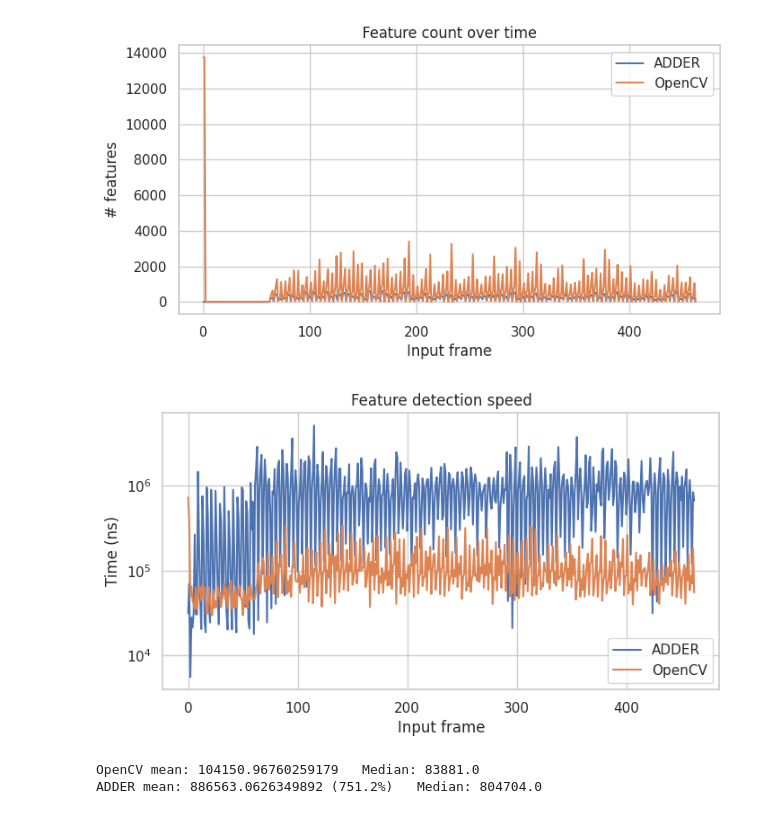
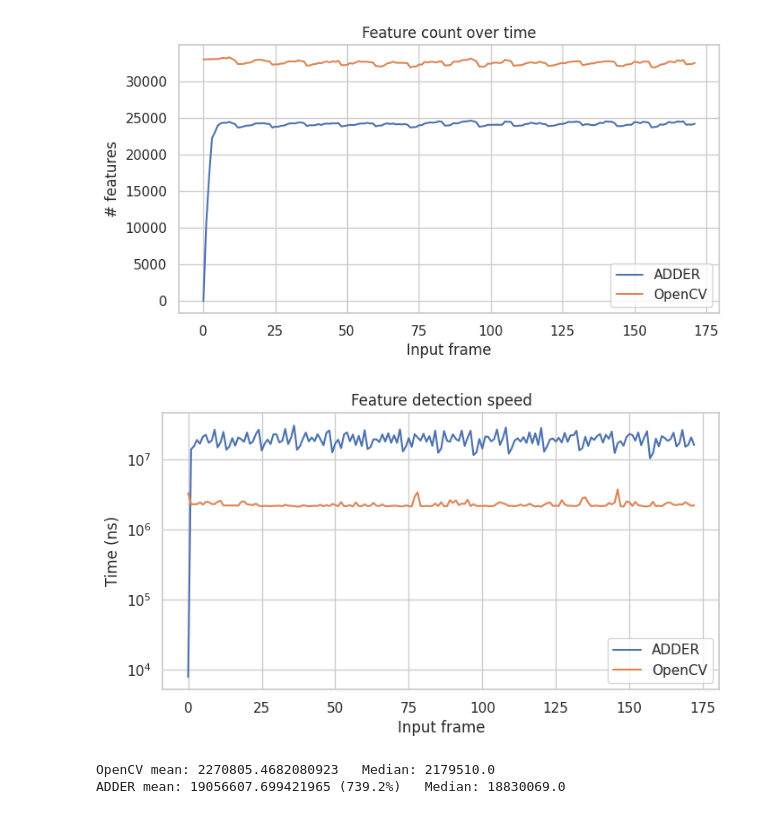
Before and after one commit to ac-freeman/adder-codec-rs, a Jupyter notebook: adder-codec-rs/evaluation/feature_detection/log_analyzer.ipynb, the cells around one changed output. Saved outputs shown, nothing was run; the diff lists cells and outputs as text; code cells hidden in the pictures.

```diff
--- a/adder-codec-rs/evaluation/feature_detection/log_analyzer.ipynb
+++ b/adder-codec-rs/evaluation/feature_detection/log_analyzer.ipynb
@@ -26,12 +35,16 @@ def process_entry(entry, input_sets):
 import pickle
 
 objects = []
-with (open("/home/andrew/Code/adder-codec-rs/features_12_10_2023_17_46_43.log", "rb")) as openfile:
+with (
+        open(
+            "/home/andrew/Code/adder-codec-rs/adder-codec-rs/evaluation/feature_detection/0_VIRAT_S_040103_07_001011_001093__19_10_2023_21_46_03.log",
+            "rb")) as openfile:
     # Read the dimensions
     dims = openfile.readline().decode('UTF-8')
     print(dims)
     width = int(dims.split('x')[0])
     height = int(dims.split('x')[1])
+    channels = int(dims.split('x')[2])
     #
     dbg_lines = 0
     #
@@ -43,14 +56,25 @@ with (open("/home/andrew/Code/adder-codec-rs/features_12_10_2023_17_46_43.log",
         try:
             entry = pickle.load(openfile)
             if type(entry) == str and "ADDER FAST:" in entry:
+                # The start of a new interval
                 time = entry.split(': ')[1]
                 input_sets[-1].adder_time = int(time)
+                continue
+            elif type(entry) == str and "bps:" in entry:
+                # The bitrate
+                # The end of the interval
+                bitrate = float(entry.split(': ')[1]) / 1024.0 / 1024.0
+                input_sets[-1].event_bitrate = bitrate
+
+                input_sets += [InputSet(height, width)]
+                input_interval_idx += 1
                 continue
             elif type(entry) == str and "OpenCV FAST:" in entry:
                 time = entry.split(': ')[1]
                 input_sets[-1].cv_time = int(time)
-                input_sets += [InputSet(height, width)]
-                input_interval_idx += 1
+
+            elif type(entry) == str and "META:" in entry:
+                print(entry)
             else:
                 process_entry(entry, input_sets)
 
@@ -58,6 +82,16 @@ with (open("/home/andrew/Code/adder-codec-rs/features_12_10_2023_17_46_43.log",
                 dbg_lines += 1
                 # if dbg_lines == 100000:
                 #     break
+        except pickle.UnpicklingError:
+            line = openfile.readline().decode('UTF-8')
+            if "Ticks per second" in line:
+                tps = int(line.split(': ')[2])
+            elif "ticks per source interval" in line:
+                tpf = int(line.split(': ')[2])
+            print(line)
         except EOFError:
             break
+
+    # Remove the last item because it might have none values
+    input_sets = input_sets[:-1]
 # %% [output]
@@ -83,33 +131,33 @@ plt.show()
 # interactive_plot = mpld3.display()
 # interactive_plot
 # %% [output]
-[figure, old version]
+[figure, new version]
 # %%
 adder_times = [obj.adder_time for obj in input_sets]
 cv_times = [obj.cv_time for obj in input_sets]
 
 sns.set(style="whitegrid")
 plt.figure(figsize=(8, 4))
 
 sns.lineplot(x=range(len(input_sets)), y=adder_times, marker=None, label="ADDER")
 sns.lineplot(x=range(len(input_sets)), y=cv_times, marker=None, label="OpenCV")
 plt.ylabel("Time (ns)")
 plt.xlabel("Input frame")
 plt.yscale('log')
 plt.title("Feature detection speed")
 
 plt.show()
 # interactive_plot = mpld3.display()
 # interactive_plot
 
 
-cv_mean = np.mean(np.array(cv_times[:-1]))
-adder_mean = np.mean(np.array(adder_times[:-1]))
+cv_mean = np.mean(np.array(cv_times))
+adder_mean = np.mean(np.array(adder_times))
 percent_change = (adder_mean / cv_mean) - 1
-print('OpenCV mean:', cv_mean, '  Median:', np.median(np.array(cv_times[:-1])))
+print('OpenCV mean:', cv_mean, '  Median:', np.median(np.array(cv_times)))
 print('ADDER mean:', adder_mean, "({:.1f}%)".format(percent_change * 100), '  Median:',
-      np.median(np.array(adder_times[:-1])))
+      np.median(np.array(adder_times)))
 # %% [output]
-[figure, old version]
+[figure, new version]
-OpenCV mean: 104150.96760259179   Median: 83881.0
-ADDER mean: 886563.0626349892 (751.2%)   Median: 804704.0
+OpenCV mean: 2270805.4682080923   Median: 2179510.0
+ADDER mean: 19056607.699421965 (739.2%)   Median: 18830069.0
```
Also changed, not shown: parts of 6 cells of this notebook, 28 other files.
